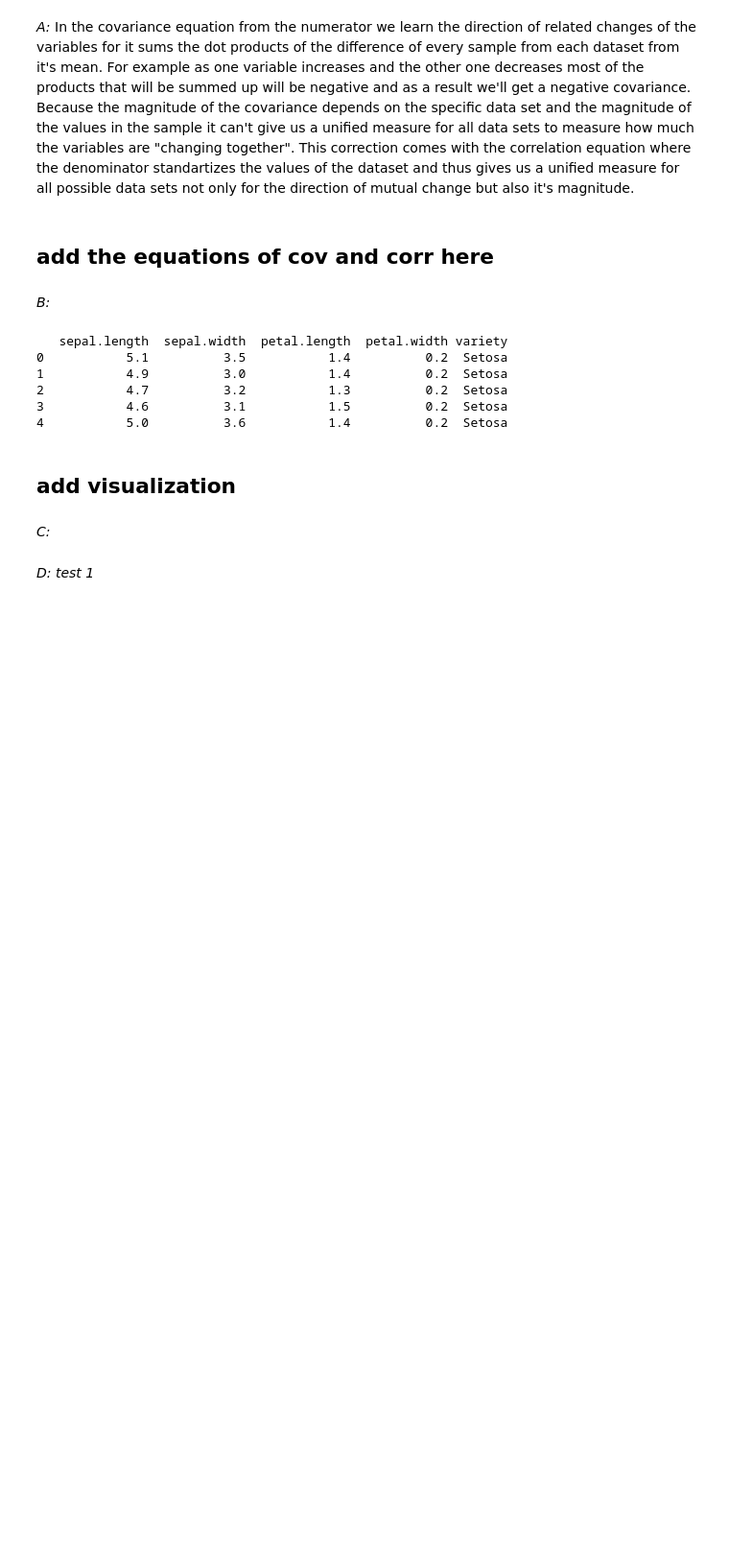
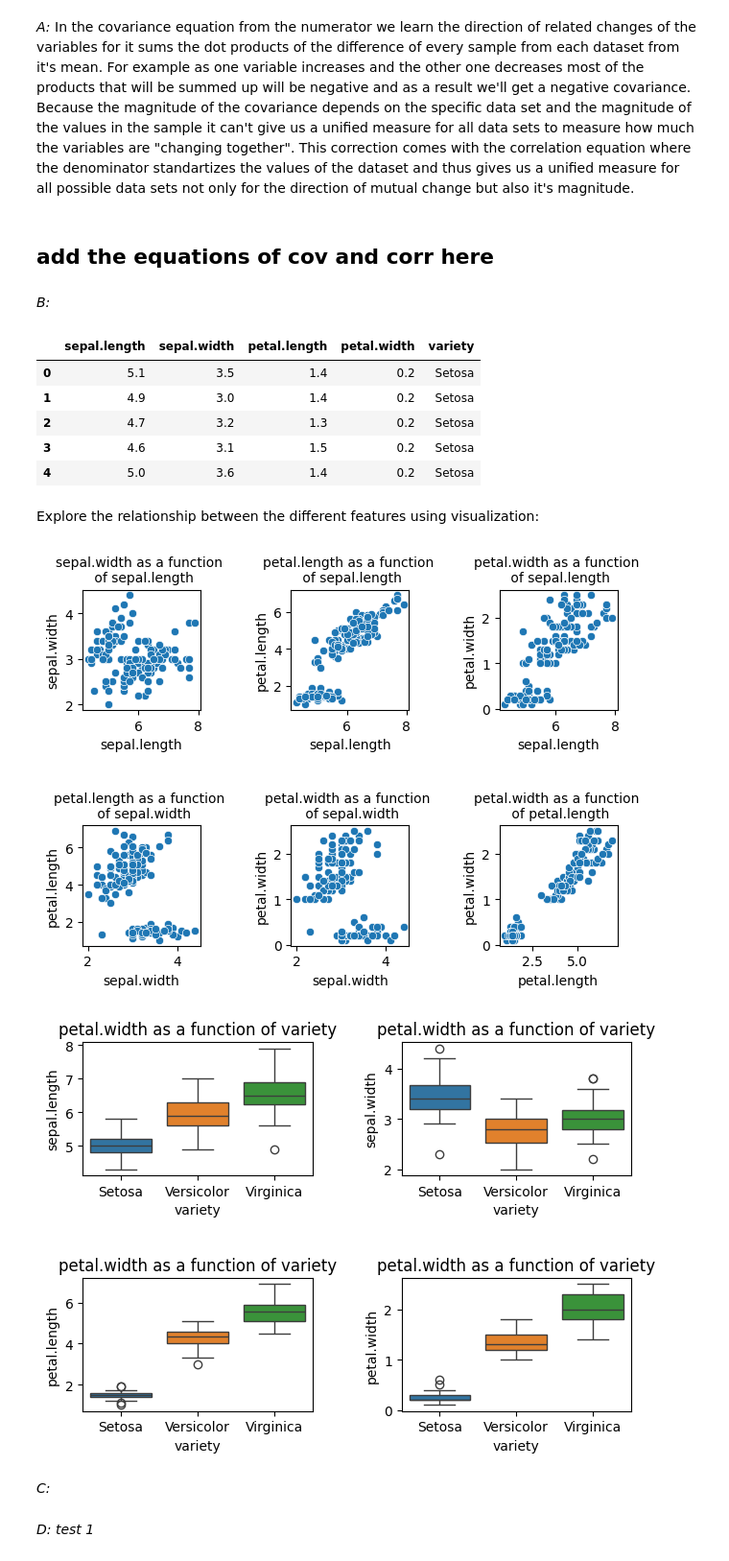
Before and after one commit to Eliz18Vais/mini_project, a Jupyter notebook: mini_project.ipynb, the cells around one changed output. Shown at 96% size. Drawn from its saved outputs; the diff is of its cells as text; code cells hidden in the pictures; blank space fills up the shorter version.

```diff
--- a/mini_project.ipynb
+++ b/mini_project.ipynb
@@ -16,14 +17,44 @@ import plotly.express as px
 # %%
 Iris_df = pd.read_csv("iris.csv")
-print(Iris_df.head())
+Iris_df.head()
+sns.heatmap()
 # %% [output]
-   sepal.length  sepal.width  petal.length  petal.width variety
-0           5.1          3.5           1.4          0.2  Setosa
-1           4.9          3.0           1.4          0.2  Setosa
-2           4.7          3.2           1.3          0.2  Setosa
-3           4.6          3.1           1.5          0.2  Setosa
-4           5.0          3.6           1.4          0.2  Setosa
+|  | sepal.length | sepal.width | petal.length | petal.width | variety |
+| 0 | 5.1 | 3.5 | 1.4 | 0.2 | Setosa |
+| 1 | 4.9 | 3.0 | 1.4 | 0.2 | Setosa |
+| 2 | 4.7 | 3.2 | 1.3 | 0.2 | Setosa |
+| 3 | 4.6 | 3.1 | 1.5 | 0.2 | Setosa |
+| 4 | 5.0 | 3.6 | 1.4 | 0.2 | Setosa |
-# %% [markdown]
-## add visualization
+# %% [markdown]
+Explore the relationship between the different features using visualization:
+# %%
+Iris_df_numbers = Iris_df.select_dtypes(include=['number'])
+
+# wanted to add clustering but didn't have time:
+fig, axes = plt.subplots(2,3)
+n=0
+for i in range(Iris_df_numbers.shape[1]):
+    for j in range(i+1,Iris_df_numbers.shape[1]):
+        if i != j:
+            x=Iris_df.columns[i]
+            y=Iris_df.columns[j]
+            ax = axes.ravel()[n]
+            ax.set_title(f"{y} as a function \n of {x}", fontsize=10)
+            sns.scatterplot(x=x, y=y, data=Iris_df, ax=ax)
+            n+=1
+
+plt.tight_layout(w_pad = 3, h_pad=3)
+
+fig, axes = plt.subplots(2,2)
+for i in range(Iris_df_numbers.shape[1]):
+    ax = axes.ravel()[i]
+    ax.set_title(f"{y} as a function of variety")
+    x1 = 'variety'
+    y1 = Iris_df.columns[i]
+    sns.boxplot(x=x1, y=y1, data=Iris_df, hue=x1, ax = ax)
+plt.tight_layout(w_pad = 3, h_pad=3)
+# %% [output]
+[figure, added]
+[figure, added]
 # %% [markdown]
 *C:*
```
Also changed, not shown: parts of 34 cells of this notebook.
